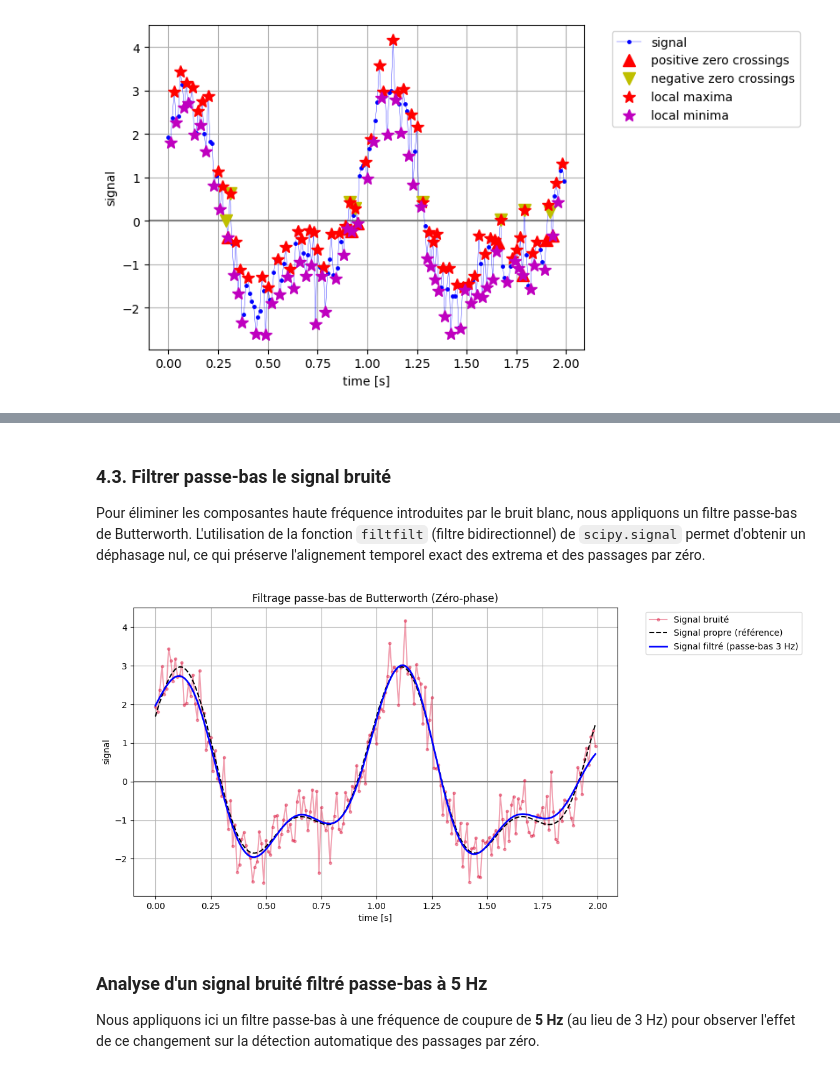
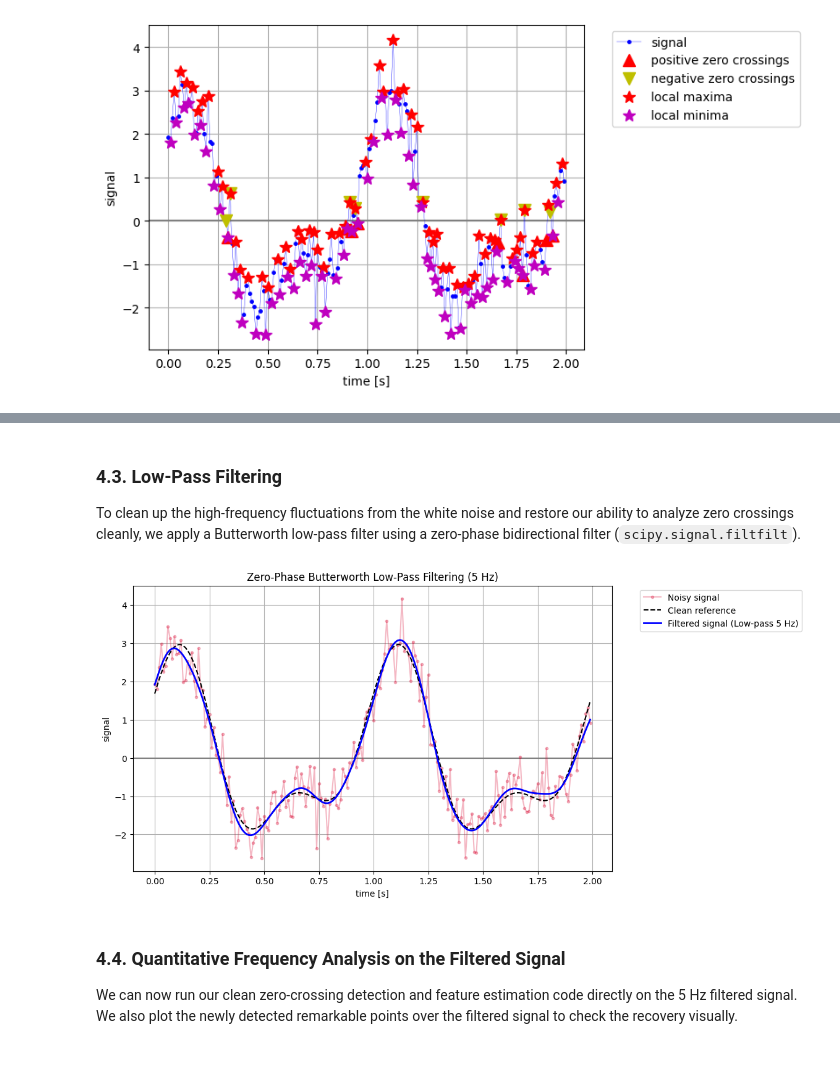
Before and after one commit to vidusha1234/IEAP-Series03-Python, a Jupyter notebook: IEAP_python_series03_Assignment.ipynb, the cells around one changed output, grey strips where cells are left out. Saved outputs shown, nothing was run; the diff lists cells and outputs as text; code cells hidden in the pictures.

```diff
--- a/IEAP_python_series03_Assignment.ipynb
+++ b/IEAP_python_series03_Assignment.ipynb
@@ -1092,43 +991,40 @@ delta_zero_crossing_neg (samples) : [62 37 39 25]
 # %% [markdown]
-### 4.3. Filtrer passe-bas le signal bruité
+### 4.3. Low-Pass Filtering
 
-Pour éliminer les composantes haute fréquence introduites par le bruit blanc, nous appliquons un filtre passe-bas de Butterworth. L'utilisation de la fonction `filtfilt` (filtre bidirectionnel) de `scipy.signal` permet d'obtenir un déphasage nul, ce qui préserve l'alignement temporel exact des extrema et des passages par zéro.
+To clean up the high-frequency fluctuations from the white noise and restore our ability to analyze zero crossings cleanly, we apply a Butterworth low-pass filter using a zero-phase bidirectional filter (`scipy.signal.filtfilt`).
 # %%
 from scipy.signal import butter, filtfilt
 
 def butter_lowpass_filter(data, cutoff, fs, order=4):
-    """Conçoit et applique un filtre passe-bas de Butterworth."""
-    nyq = 0.5 * fs  # Fréquence de Nyquist
+    """Design and apply a Butterworth low-pass filter."""
+    nyq = 0.5 * fs
     normal_cutoff = cutoff / nyq
     b, a = butter(order, normal_cutoff, btype='low', analog=False)
     y = filtfilt(b, a, data)
     return y
 
-# Paramètres du filtre
-# Notre signal d'origine contient des fréquences de 1 Hz et 2 Hz.
-# Une fréquence de coupure à 3 Hz éliminera le bruit sans atténuer le signal utile.
-cutoff_frequency = 3.0
+# We design our filter with a 5 Hz cutoff frequency as specified in the assignment tasks
+cutoff_frequency = 5.0
 sampling_rate = 100.0
 
-# Application du filtre
-s_filtered = butter_lowpass_filter(s_noisy, cutoff=cutoff_frequency, fs=sampling_rate, order=4)
+s_filtered_5Hz = butter_lowpass_filter(s_noisy, cutoff=cutoff_frequency, fs=sampling_rate, order=4)
 
-# Tracé des signaux pour comparaison
+# Plot the filtered result and compare with raw noisy & clean signals
 plt.figure(figsize=(10, 6))
 plt.axhline(y=0, color="gray", linestyle="-")
-plt.plot(t, s_noisy, ".-", color="crimson", alpha=0.4, label="Signal bruité")
-plt.plot(t, s, "--", color="black", linewidth=1.5, label="Signal propre (référence)")
-plt.plot(t, s_filtered, "-", color="blue", linewidth=2, label="Signal filtré (passe-bas 3 Hz)")
+plt.plot(t, s_noisy, ".-", color="crimson", alpha=0.3, label="Noisy signal")
+plt.plot(t, s, "--", color="black", linewidth=1.5, label="Clean reference")
+plt.plot(t, s_filtered_5Hz, "-", color="blue", linewidth=2, label="Filtered signal (Low-pass 5 Hz)")
 plt.xlabel("time [s]")
 plt.ylabel("signal")
-plt.title("Filtrage passe-bas de Butterworth (Zéro-phase)")
+plt.title("Zero-Phase Butterworth Low-Pass Filtering (5 Hz)")
 plt.legend(bbox_to_anchor=(1.05, 1), loc="upper left")
 plt.grid(True)
 plt.show()
 # %% [output]
-[figure, old version]
+[figure, new version]
 # %% [markdown]
-### Analyse d'un signal bruité filtré passe-bas à 5 Hz
+### 4.4. Quantitative Frequency Analysis on the Filtered Signal
 
-Nous appliquons ici un filtre passe-bas à une fréquence de coupure de **5 Hz** (au lieu de 3 Hz) pour observer l'effet de ce changement sur la détection automatique des passages par zéro.
+We can now run our clean zero-crossing detection and feature estimation code directly on the 5 Hz filtered signal. We also plot the newly detected remarkable points over the filtered signal to check the recovery visually.
 # %%
```
Also changed, not shown: parts of 9 cells of this notebook.
